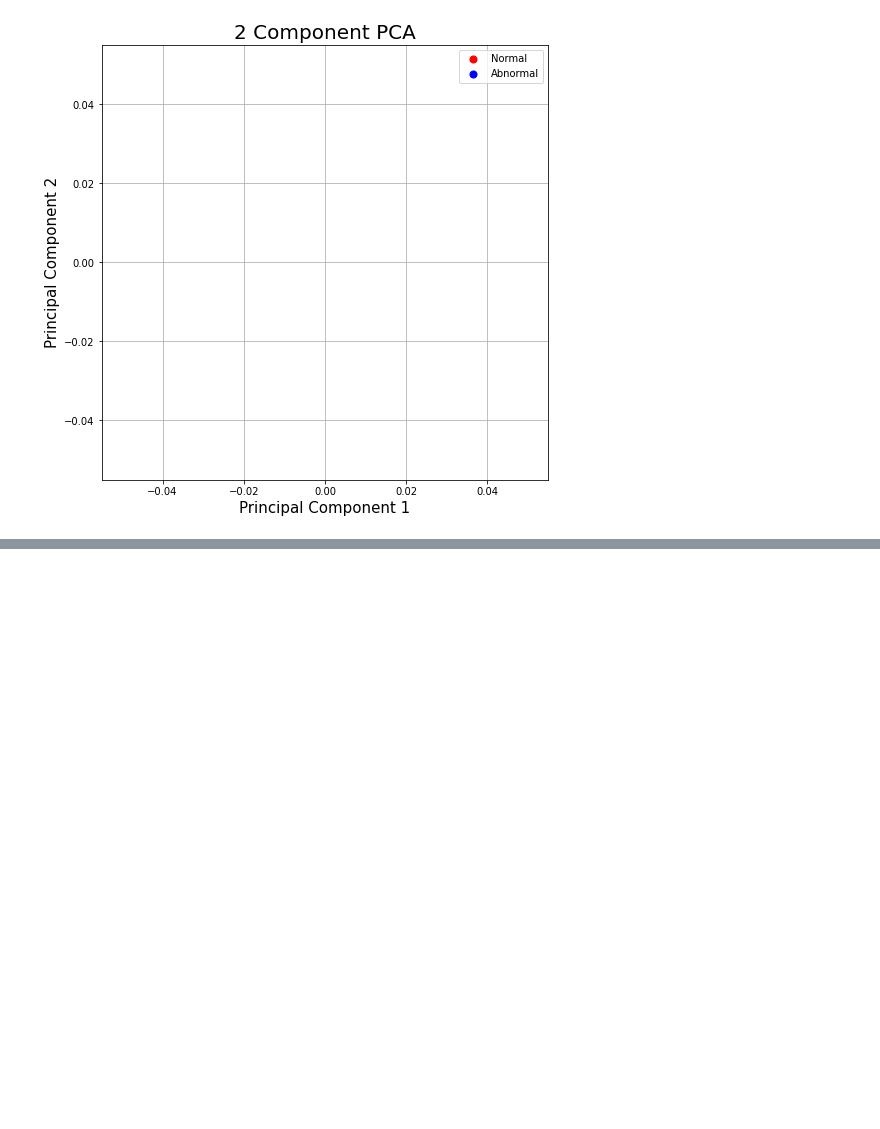
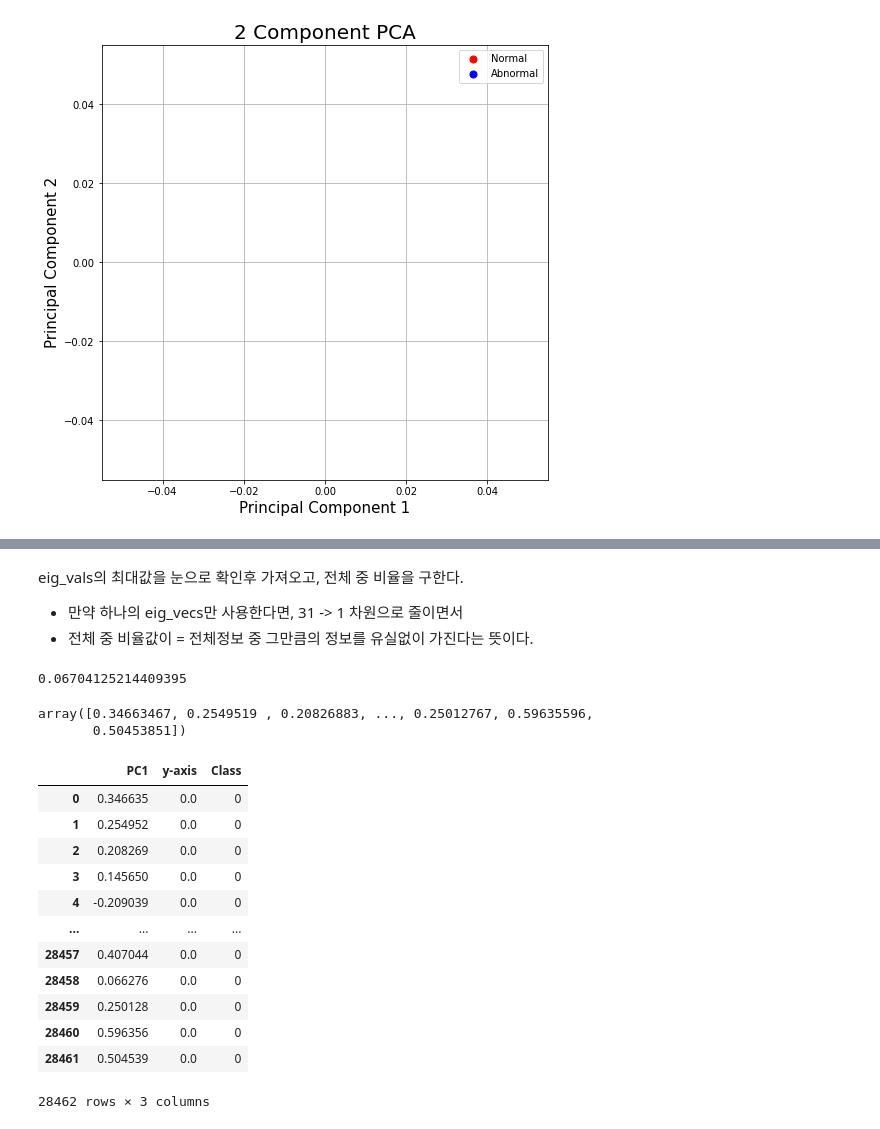
Before and after one commit to Owening2/Creditcard_Fraud_Detection, a Jupyter notebook: PCA_test.ipynb, the cells around one changed output, grey strips where cells are left out. Drawn from its saved outputs; the diff is of its cells as text; code cells hidden in the pictures; blank space fills up the shorter version.

```diff
--- a/PCA_test.ipynb
+++ b/PCA_test.ipynb
@@ -245,0 +354,8 @@ ax.grid()
+# %% [markdown]
+eig_vals의 최대값을 눈으로 확인후 가져오고, 전체 중 비율을 구한다.
+ - 만약 하나의 eig_vecs만 사용한다면, 31 -> 1 차원으로 줄이면서
+ - 전체 중 비율값이 = 전체정보 중 그만큼의 정보를 유실없이 가진다는 뜻이다.
+# %%
+eig_vals[0] / sum(eig_vals)
+# %% [output]
+0.06704125214409395
@@ -245,0 +364,5 @@ ax.grid()
+# %%
+projected_X
+# %% [output]
+array([0.34663467, 0.2549519 , 0.20826883, ..., 0.25012767, 0.59635596,
+       0.50453851])
@@ -245,0 +373,16 @@ ax.grid()
+# %%
+result
+# %% [output]
+|  | PC1 | y-axis | Class |
+| 0 | 0.346635 | 0.0 | 0 |
+| 1 | 0.254952 | 0.0 | 0 |
+| 2 | 0.208269 | 0.0 | 0 |
+| 3 | 0.145650 | 0.0 | 0 |
+| 4 | -0.209039 | 0.0 | 0 |
+| ... | ... | ... | ... |
+| 28457 | 0.407044 | 0.0 | 0 |
+| 28458 | 0.066276 | 0.0 | 0 |
+| 28459 | 0.250128 | 0.0 | 0 |
+| 28460 | 0.596356 | 0.0 | 0 |
+| 28461 | 0.504539 | 0.0 | 0 |
+28462 rows × 3 columns
```
Also changed, not shown: parts of 23 cells of this notebook.
